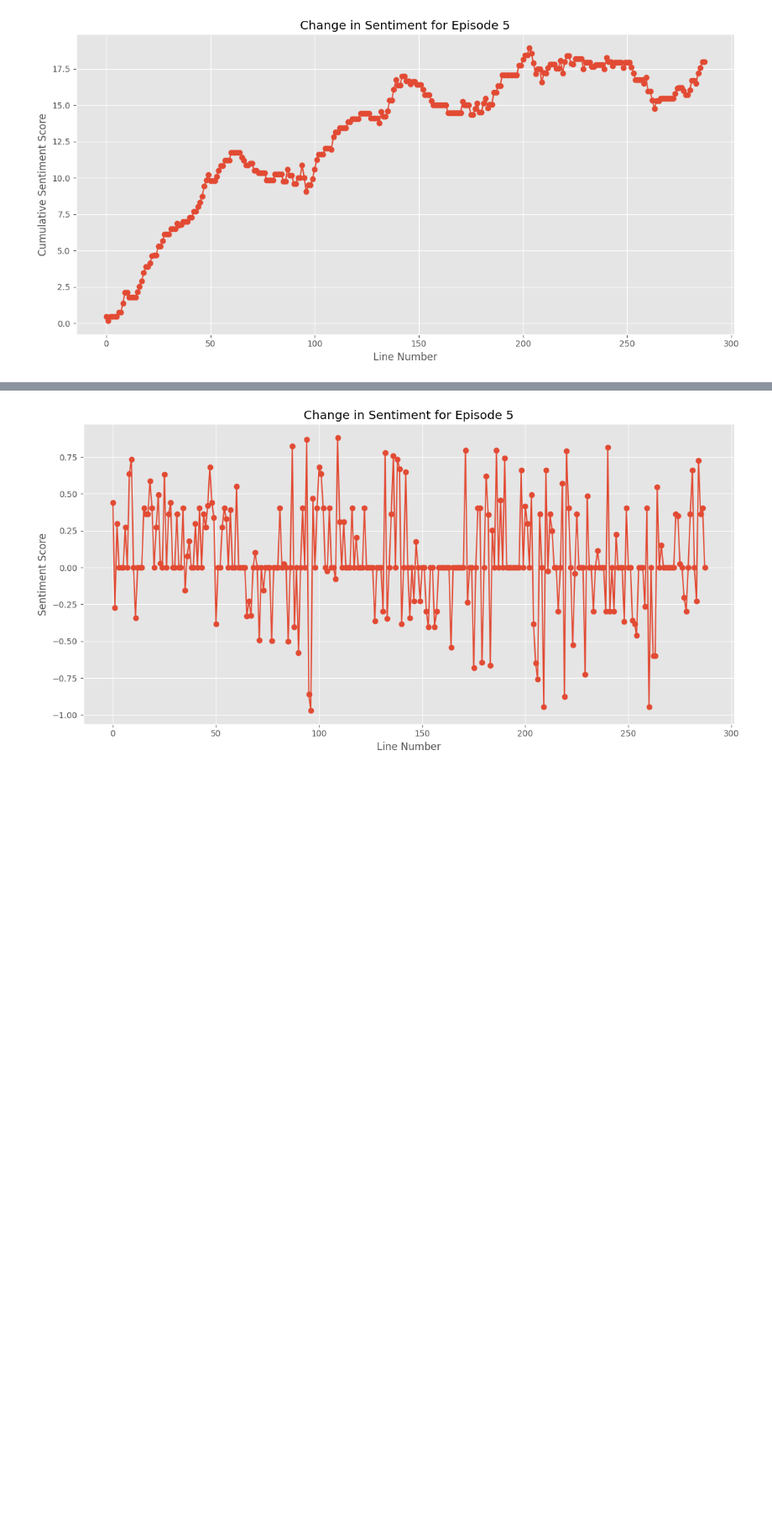
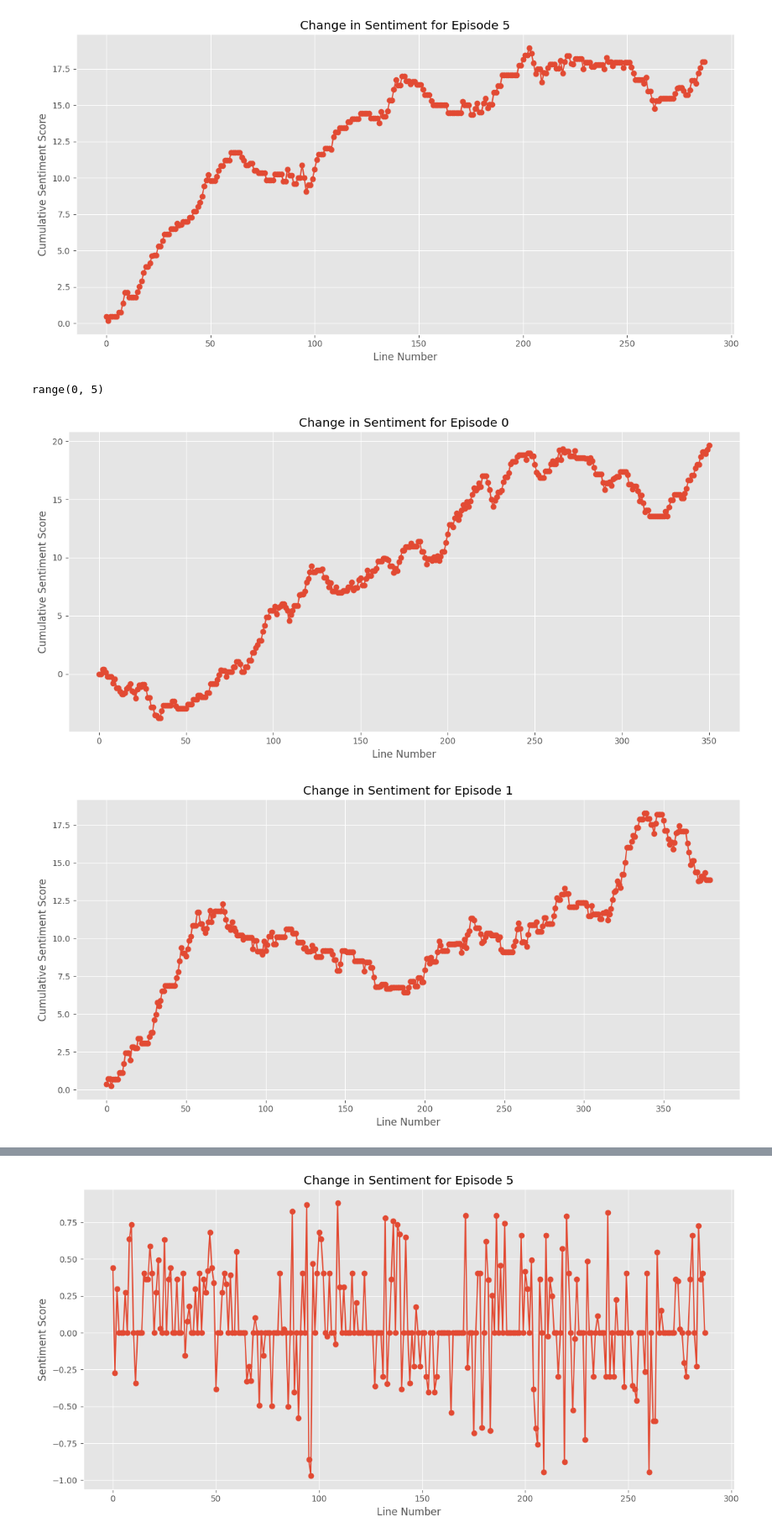
Before and after one commit to surajkarak/star_trek, a Jupyter notebook: sentiment.ipynb, the cells around one changed output, grey strips where cells are left out. Shown at 84% size. Cells and saved outputs as stored; diff of their text form; code cells hidden in the pictures; blank space fills up the shorter version.

```diff
--- a/sentiment.ipynb
+++ b/sentiment.ipynb
@@ -473,3 +473,35 @@ plt.tight_layout()
 plt.show()
 # %% [output]
 [figure]
+# %%
+ range(0,5)
+# %% [output]
+range(0, 5)
+# %%
+# Select the specific episode you want to analyze (e.g., Episode 5)
+for episode_to_analyze in range(0,5):
+    selected_episode = series_lines_clean_df.loc[episode_to_analyze, 'episode']
+
+    # Apply sentiment analysis and accumulate the sentiment scores for the selected episode
+    cumulative_sentiment = []
+    for line in selected_episode.split('\n'):
+        line = line.strip()
+        if line:
+            sentiment_score = calculate_sentiment(line)
+            if cumulative_sentiment:
+                sentiment_score += cumulative_sentiment[-1]
+            cumulative_sentiment.append(sentiment_score)
+
+    # Plot the change in sentiment for the selected episode
+    plt.figure(figsize=(12, 6))
+    plt.plot(cumulative_sentiment, marker='o')
+
+    plt.xlabel('Line Number')
+    plt.ylabel('Cumulative Sentiment Score')
+    plt.title(f'Change in Sentiment for Episode {episode_to_analyze}')
+    plt.grid(True)
+    plt.tight_layout()
+    plt.show()
+# %% [output]
+[figure, added]
+[figure, added]
```
Also changed, not shown: parts of 1 cell of this notebook.
